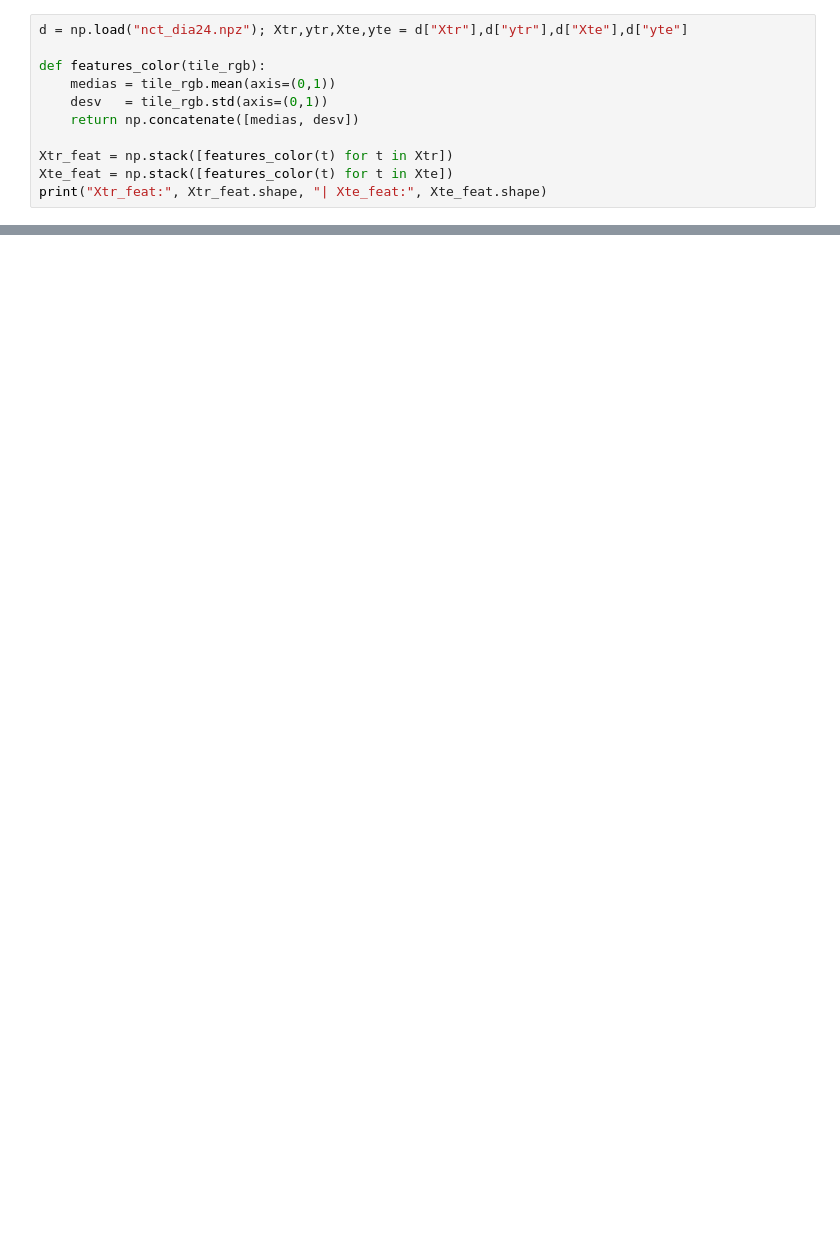
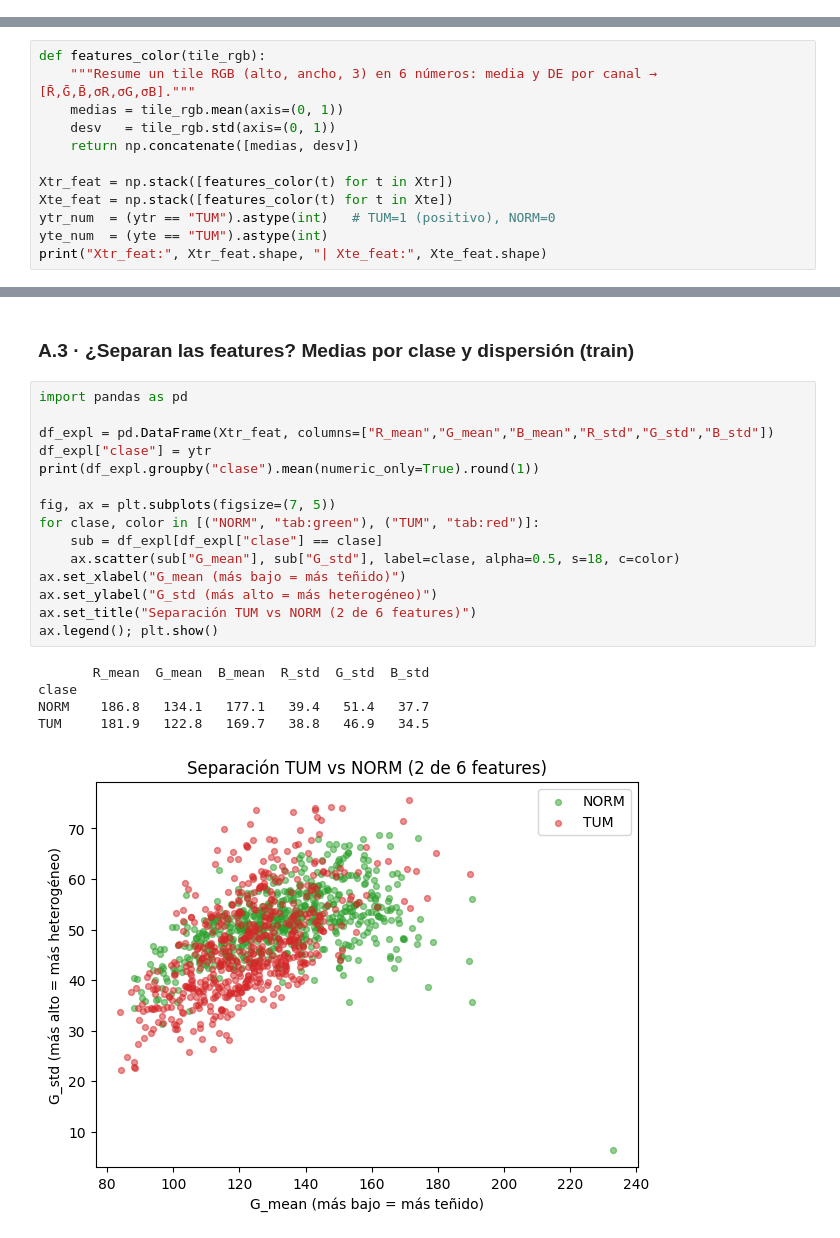
Before and after one commit to CarlosJB95/PathIA-MSI-colon, a Jupyter notebook: notebooks/Notebook_06_intro_clasificacion.ipynb, the cells around one changed output, grey strips where cells are left out. Drawn from its saved outputs; the diff is of its cells as text; blank space fills up the shorter version.

```diff
--- a/notebooks/Notebook_06_intro_clasificacion.ipynb
+++ b/notebooks/Notebook_06_intro_clasificacion.ipynb
@@ -99,11 +0,0 @@ plt.show()
-# %%
-d = np.load("nct_dia24.npz"); Xtr,ytr,Xte,yte = d["Xtr"],d["ytr"],d["Xte"],d["yte"]
-
-def features_color(tile_rgb):
-    medias = tile_rgb.mean(axis=(0,1))
-    desv   = tile_rgb.std(axis=(0,1))
-    return np.concatenate([medias, desv])
-
-Xtr_feat = np.stack([features_color(t) for t in Xtr])
-Xte_feat = np.stack([features_color(t) for t in Xte])
-print("Xtr_feat:", Xtr_feat.shape, "| Xte_feat:", Xte_feat.shape)
@@ -152,0 +146,12 @@ disp.plot(cmap="Purples", values_format="d"); plt.show()
+# %%
+def features_color(tile_rgb):
+    """Resume un tile RGB (alto, ancho, 3) en 6 números: media y DE por canal → [R̄,Ḡ,B̄,σR,σG,σB]."""
+    medias = tile_rgb.mean(axis=(0, 1))
+    desv   = tile_rgb.std(axis=(0, 1))
+    return np.concatenate([medias, desv])
+
+Xtr_feat = np.stack([features_color(t) for t in Xtr])
+Xte_feat = np.stack([features_color(t) for t in Xte])
+ytr_num  = (ytr == "TUM").astype(int)   # TUM=1 (positivo), NORM=0
+yte_num  = (yte == "TUM").astype(int)
+print("Xtr_feat:", Xtr_feat.shape, "| Xte_feat:", Xte_feat.shape)
@@ -152,0 +502,23 @@ disp.plot(cmap="Purples", values_format="d"); plt.show()
+# %% [markdown]
+### A.3 · ¿Separan las features? Medias por clase y dispersión (train)
+# %%
+import pandas as pd
+
+df_expl = pd.DataFrame(Xtr_feat, columns=["R_mean","G_mean","B_mean","R_std","G_std","B_std"])
+df_expl["clase"] = ytr
+print(df_expl.groupby("clase").mean(numeric_only=True).round(1))
+
+fig, ax = plt.subplots(figsize=(7, 5))
+for clase, color in [("NORM", "tab:green"), ("TUM", "tab:red")]:
+    sub = df_expl[df_expl["clase"] == clase]
+    ax.scatter(sub["G_mean"], sub["G_std"], label=clase, alpha=0.5, s=18, c=color)
+ax.set_xlabel("G_mean (más bajo = más teñido)")
+ax.set_ylabel("G_std (más alto = más heterogéneo)")
+ax.set_title("Separación TUM vs NORM (2 de 6 features)")
+ax.legend(); plt.show()
+# %% [output]
+       R_mean  G_mean  B_mean  R_std  G_std  B_std
+clase
+NORM    186.8   134.1   177.1   39.4   51.4   37.7
+TUM     181.9   122.8   169.7   38.8   46.9   34.5
+[figure, added]
```
Also changed, not shown: parts of 43 cells of this notebook.
